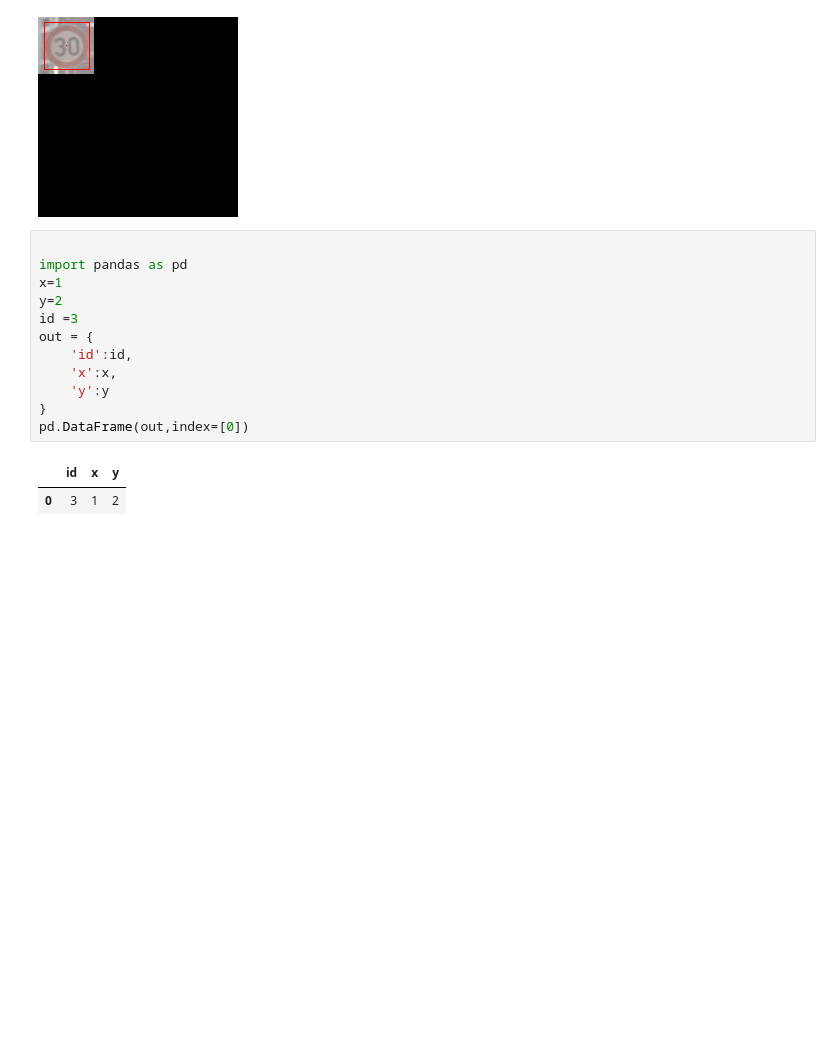
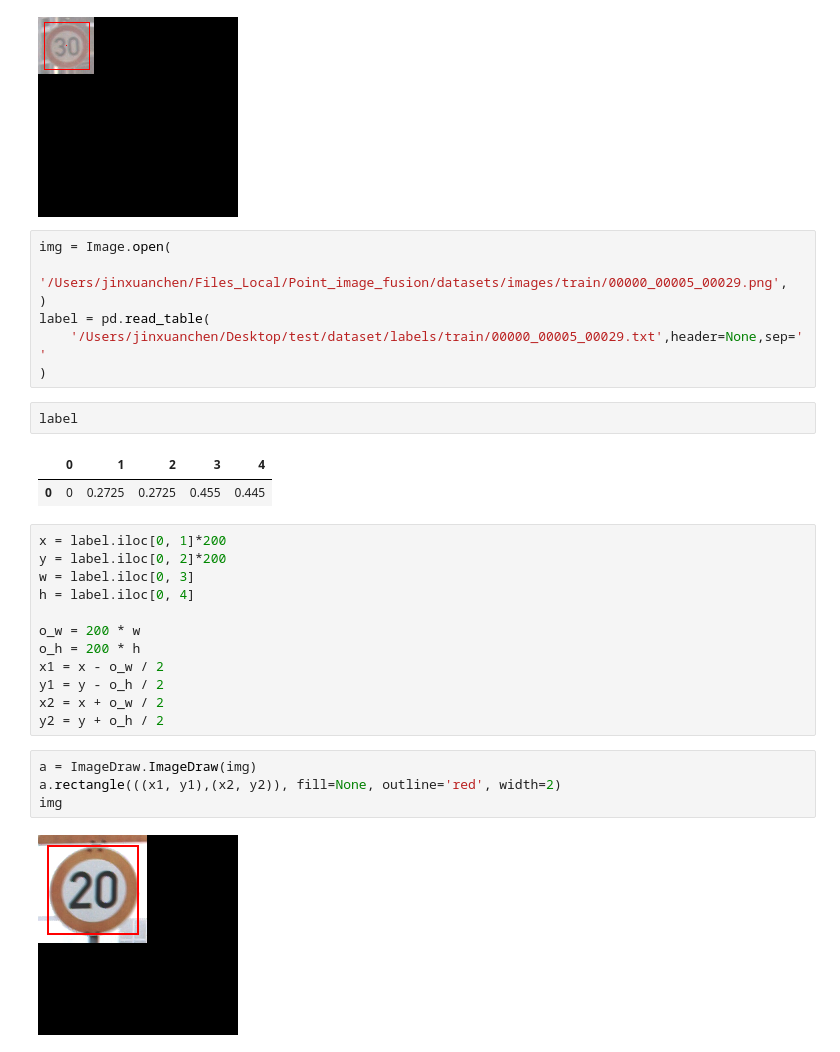
Before and after one commit to ooooohhhhhxxx/Point_image_fusion, a Jupyter notebook: data/test.ipynb, the cells around one changed output. Drawn from its saved outputs; the diff is of its cells as text; blank space fills up the shorter version.

Commit message:
fix label generate bug

```diff
--- a/data/test.ipynb
+++ b/data/test.ipynb
@@ -33,18 +29,33 @@ a.point((28.5,28.5),fill='red',)
 img
 # %% [output]
 [figure]
-# %%
-
-import pandas as pd
-x=1
-y=2
-id =3
-out = {
-    'id':id,
-    'x':x,
-    'y':y
-}
-pd.DataFrame(out,index=[0])
-# %% [output]
-|  | id | x | y |
-| 0 | 3 | 1 | 2 |
+# %%
+img = Image.open(
+    '/Users/jinxuanchen/Files_Local/Point_image_fusion/datasets/images/train/00000_00005_00029.png',
+)
+label = pd.read_table(
+    '/Users/jinxuanchen/Desktop/test/dataset/labels/train/00000_00005_00029.txt',header=None,sep=' '
+)
+# %%
+label
+# %% [output]
+|  | 0 | 1 | 2 | 3 | 4 |
+| 0 | 0 | 0.2725 | 0.2725 | 0.455 | 0.445 |
+# %%
+x = label.iloc[0, 1]*200
+y = label.iloc[0, 2]*200
+w = label.iloc[0, 3]
+h = label.iloc[0, 4]
+
+o_w = 200 * w
+o_h = 200 * h
+x1 = x - o_w / 2
+y1 = y - o_h / 2
+x2 = x + o_w / 2
+y2 = y + o_h / 2
+# %%
+a = ImageDraw.ImageDraw(img)
+a.rectangle(((x1, y1),(x2, y2)), fill=None, outline='red', width=2)
+img
+# %% [output]
+[figure, added]
```
Also changed, not shown: parts of 4 cells of this notebook, 3 other files.
